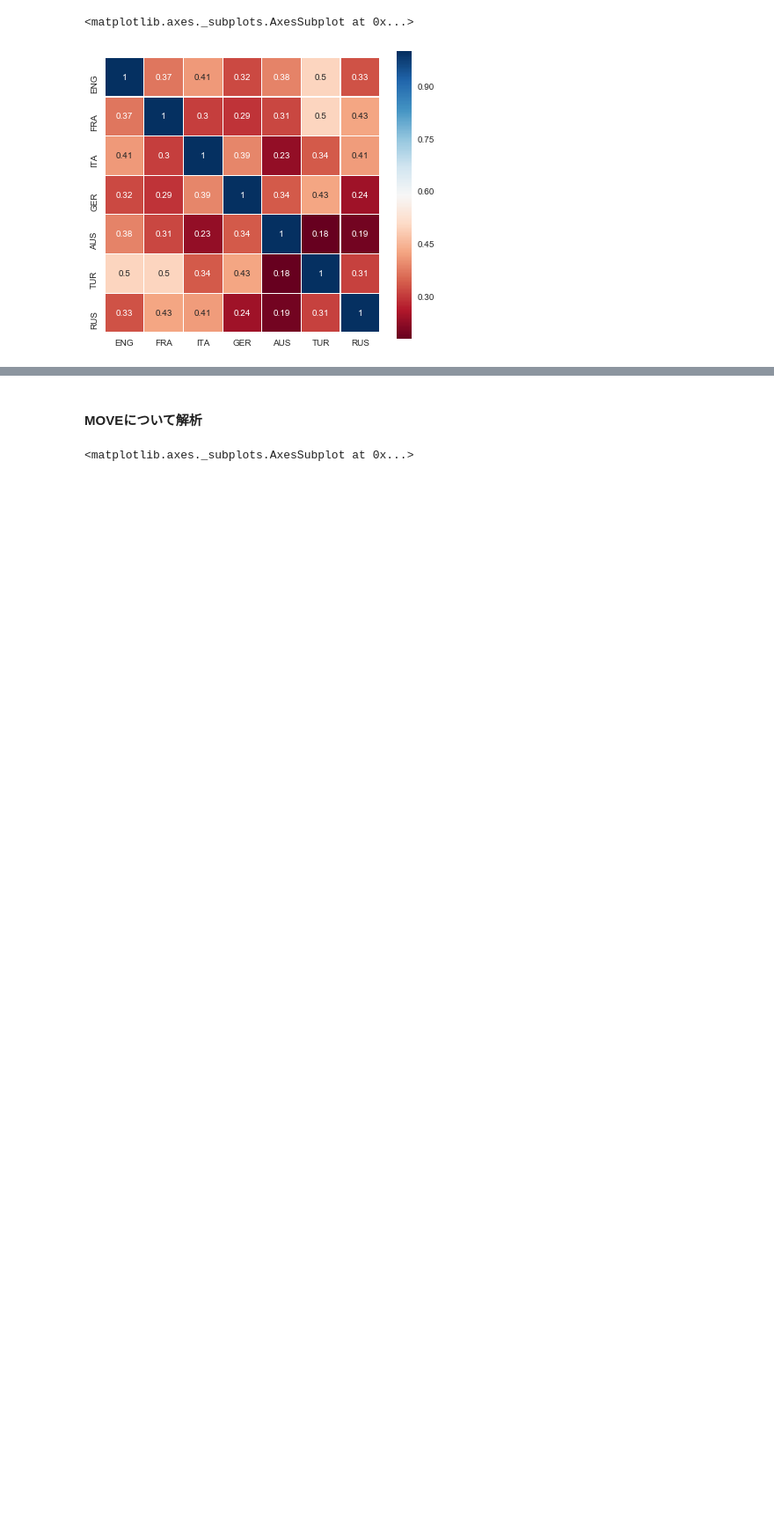
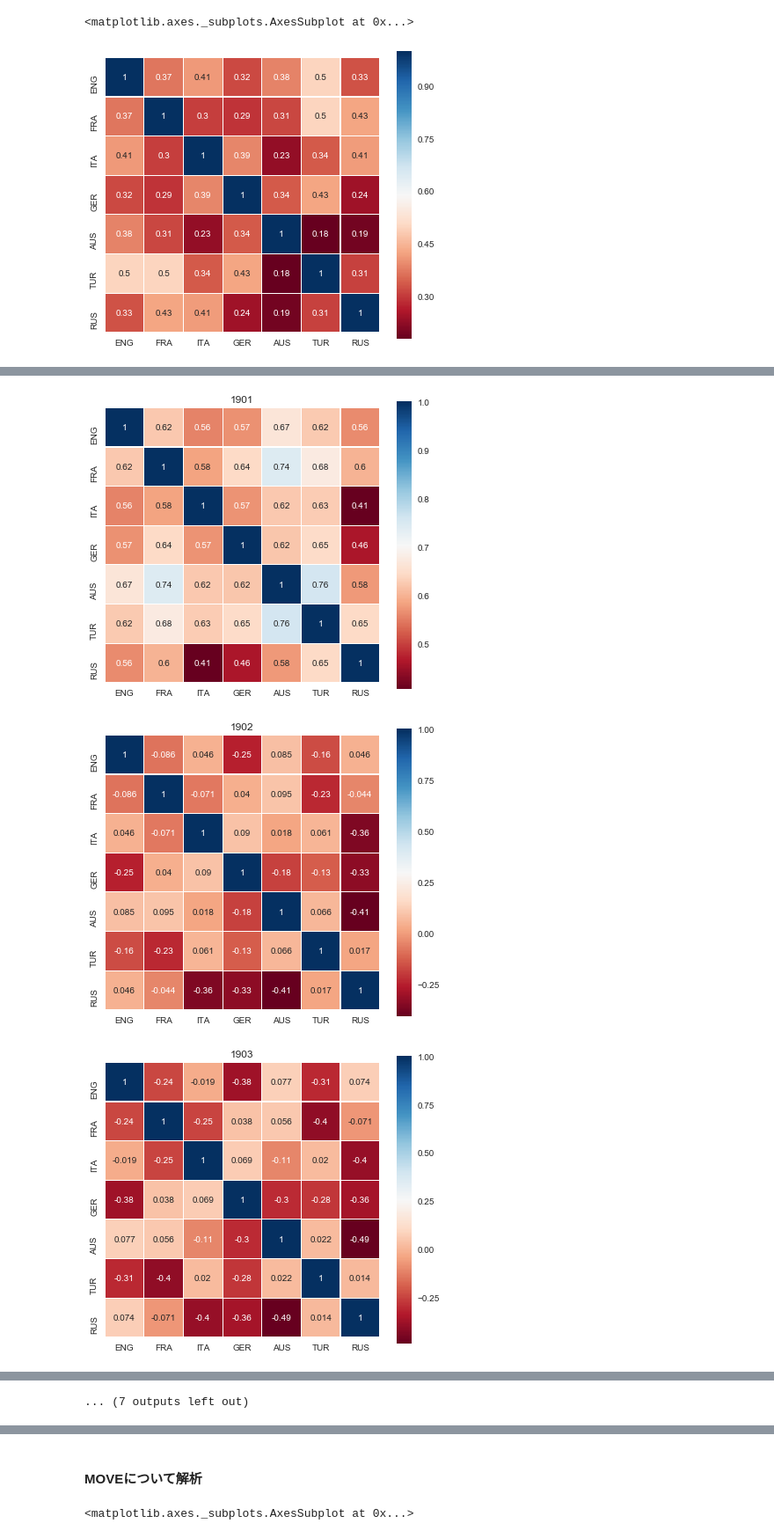
Before and after one commit to sorashido/DiplomacyPredict, a Jupyter notebook: src/v2.ipynb, the cells around one changed output, grey strips where cells are left out. Shown: that part at 88% size. Cells and saved outputs as stored; diff of their text form; code cells hidden in the pictures; blank space fills up the shorter version.

Commit message:
update correlation

```diff
--- a/src/v2.ipynb
+++ b/src/v2.ipynb
@@ -116,0 +121,21 @@ sns.heatmap(correlation_matrix, annot=True, linewidths=0.1, square=True, cmap="R
+# %%
+# 補給地の数の相関，年毎
+for i in range(1901, 1920):
+    correlation_matrix = np.corrcoef([turns[(turns["year"] == i)]["scs_england"],
+           turns[(turns["year"] == i)]["scs_france"],
+           turns[(turns["year"] == i)]["scs_italy"],
+           turns[(turns["year"] == i)]["scs_russia"],
+           turns[(turns["year"] == i)]["scs_turkey"],
+           turns[(turns["year"] == i)]["scs_germany"],
+           turns[(turns["year"] == i)]["scs_austria"]])
+    correlation_matrix = pd.DataFrame(correlation_matrix)
+    correlation_matrix = correlation_matrix.rename(columns={0:"ENG", 1:"FRA", 2:"ITA", 3:"GER", 4:"AUS", 5:"TUR", 6:"RUS"},
+                                              index={0:"ENG", 1:"FRA", 2:"ITA", 3:"GER", 4:"AUS", 5:"TUR", 6:"RUS"})
+
+    plt.figure(figsize=(7,6))
+    plt.title(i)
+    sns.heatmap(correlation_matrix, annot=True, linewidths=0.1, square=True, cmap="RdBu")
+# %% [output]
+[figure, added]
+[figure, added]
+[figure, added]
@@ -117,3 +151,4 @@ sns.heatmap(correlation_matrix, annot=True, linewidths=0.1, square=True, cmap="R
+... (7 outputs left out)
 # %% [markdown]
 ### [wip] unitの動きについて分析
 <img src="../img/maxresdefault.jpg" width="300">
```
Also changed, not shown: parts of 12 cells of this notebook.
